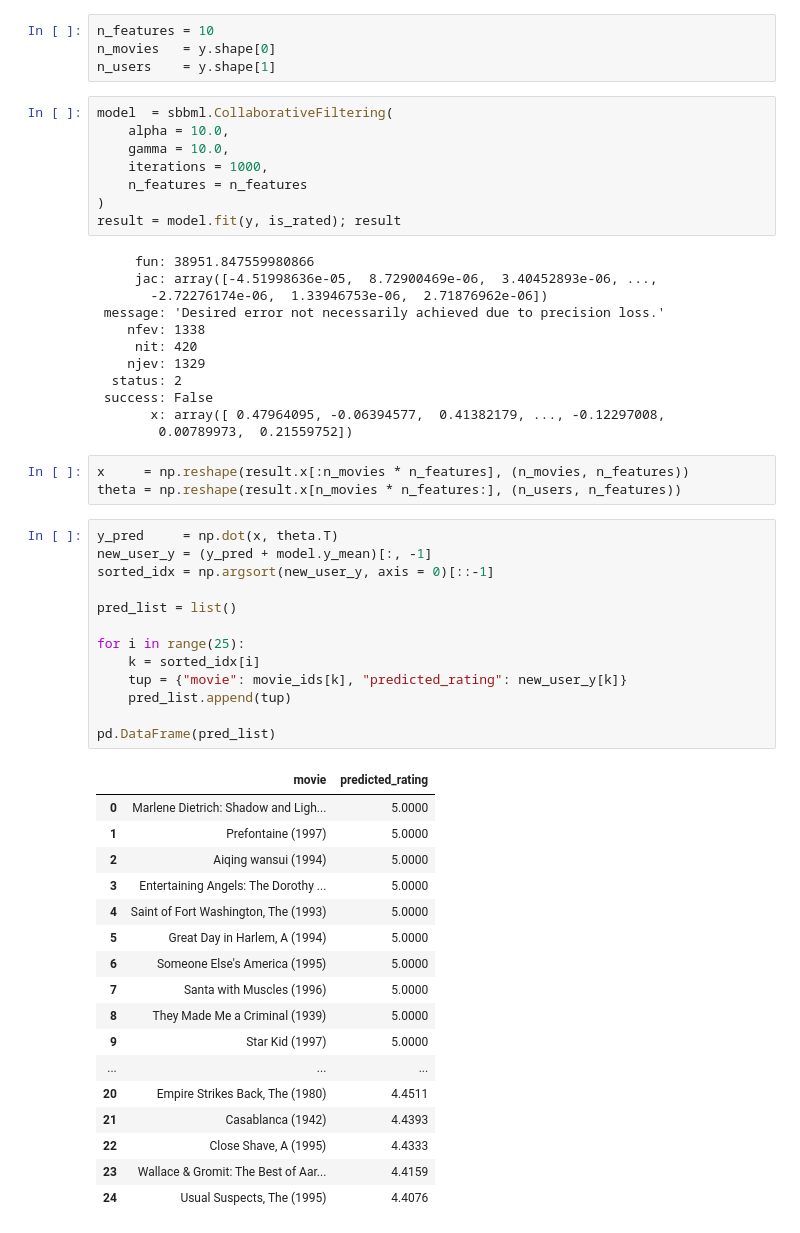
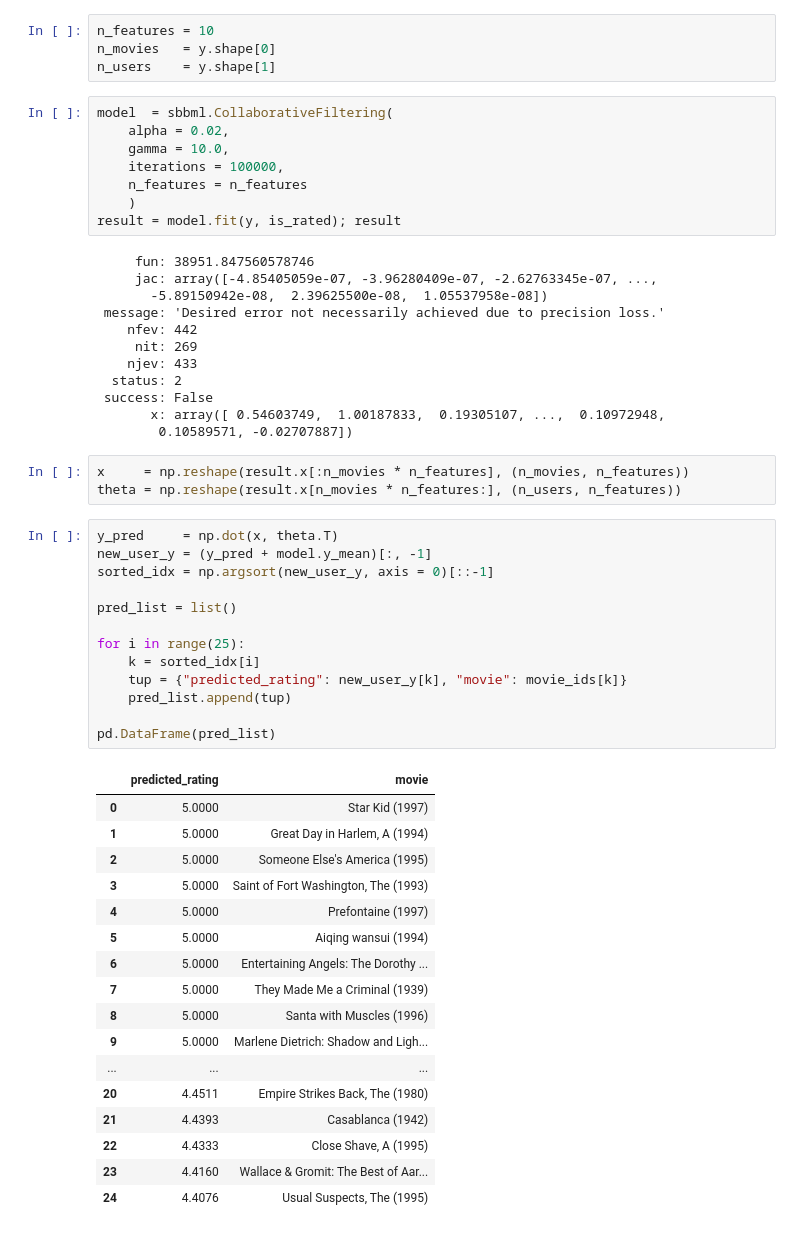
Before and after one commit to noelnamai/machine-learning, a Jupyter notebook: recommender-systems.ipynb, the cells around one changed output. Cells and saved outputs as stored; diff of their text form.

```diff
--- a/recommender-systems.ipynb
+++ b/recommender-systems.ipynb
@@ -112,55 +112,55 @@ n_movies   = y.shape[0]
 n_users    = y.shape[1]
 # %%
 model  = sbbml.CollaborativeFiltering(
-    alpha = 10.0,
+    alpha = 0.02,
     gamma = 10.0,
-    iterations = 1000,
+    iterations = 100000,
     n_features = n_features
-)
+    )
 result = model.fit(y, is_rated); result
 # %% [output]
-     fun: 38951.847559980866
-     jac: array([-4.51998636e-05,  8.72900469e-06,  3.40452893e-06, ...,
-       -2.72276174e-06,  1.33946753e-06,  2.71876962e-06])
+     fun: 38951.847560578746
+     jac: array([-4.85405059e-07, -3.96280409e-07, -2.62763345e-07, ...,
+       -5.89150942e-08,  2.39625500e-08,  1.05537958e-08])
  message: 'Desired error not necessarily achieved due to precision loss.'
-    nfev: 1338
-     nit: 420
-    njev: 1329
+    nfev: 442
+     nit: 269
+    njev: 433
   status: 2
  success: False
-       x: array([ 0.47964095, -0.06394577,  0.41382179, ..., -0.12297008,
-        0.00789973,  0.21559752])
+       x: array([ 0.54603749,  1.00187833,  0.19305107, ...,  0.10972948,
+        0.10589571, -0.02707887])
 # %%
 x     = np.reshape(result.x[:n_movies * n_features], (n_movies, n_features))
 theta = np.reshape(result.x[n_movies * n_features:], (n_users, n_features))
 # %%
 y_pred     = np.dot(x, theta.T)
 new_user_y = (y_pred + model.y_mean)[:, -1]
 sorted_idx = np.argsort(new_user_y, axis = 0)[::-1]
 
 pred_list = list()
 
 for i in range(25):
     k = sorted_idx[i]
-    tup = {"movie": movie_ids[k], "predicted_rating": new_user_y[k]}
+    tup = {"predicted_rating": new_user_y[k], "movie": movie_ids[k]}
     pred_list.append(tup)
 
 pd.DataFrame(pred_list)
 # %% [output]
-|  | movie | predicted_rating |
-| 0 | Marlene Dietrich: Shadow and Ligh... | 5.0000 |
-| 1 | Prefontaine (1997) | 5.0000 |
-| 2 | Aiqing wansui (1994) | 5.0000 |
-| 3 | Entertaining Angels: The Dorothy ... | 5.0000 |
-| 4 | Saint of Fort Washington, The (1993) | 5.0000 |
-| 5 | Great Day in Harlem, A (1994) | 5.0000 |
-| 6 | Someone Else's America (1995) | 5.0000 |
-| 7 | Santa with Muscles (1996) | 5.0000 |
-| 8 | They Made Me a Criminal (1939) | 5.0000 |
-| 9 | Star Kid (1997) | 5.0000 |
+|  | predicted_rating | movie |
+| 0 | 5.0000 | Star Kid (1997) |
+| 1 | 5.0000 | Great Day in Harlem, A (1994) |
+| 2 | 5.0000 | Someone Else's America (1995) |
+| 3 | 5.0000 | Saint of Fort Washington, The (1993) |
+| 4 | 5.0000 | Prefontaine (1997) |
+| 5 | 5.0000 | Aiqing wansui (1994) |
+| 6 | 5.0000 | Entertaining Angels: The Dorothy ... |
+| 7 | 5.0000 | They Made Me a Criminal (1939) |
+| 8 | 5.0000 | Santa with Muscles (1996) |
+| 9 | 5.0000 | Marlene Dietrich: Shadow and Ligh... |
 | ... | ... | ... |
-| 20 | Empire Strikes Back, The (1980) | 4.4511 |
-| 21 | Casablanca (1942) | 4.4393 |
-| 22 | Close Shave, A (1995) | 4.4333 |
-| 23 | Wallace & Gromit: The Best of Aar... | 4.4159 |
-| 24 | Usual Suspects, The (1995) | 4.4076 |
+| 20 | 4.4511 | Empire Strikes Back, The (1980) |
+| 21 | 4.4393 | Casablanca (1942) |
+| 22 | 4.4333 | Close Shave, A (1995) |
+| 23 | 4.4160 | Wallace & Gromit: The Best of Aar... |
+| 24 | 4.4076 | Usual Suspects, The (1995) |
```
